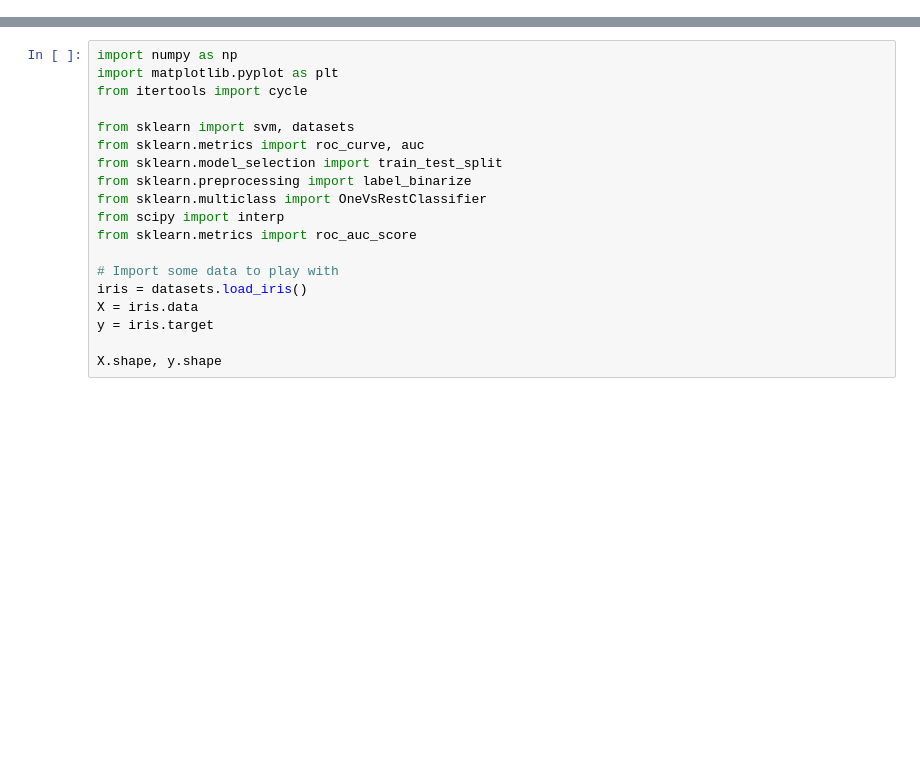
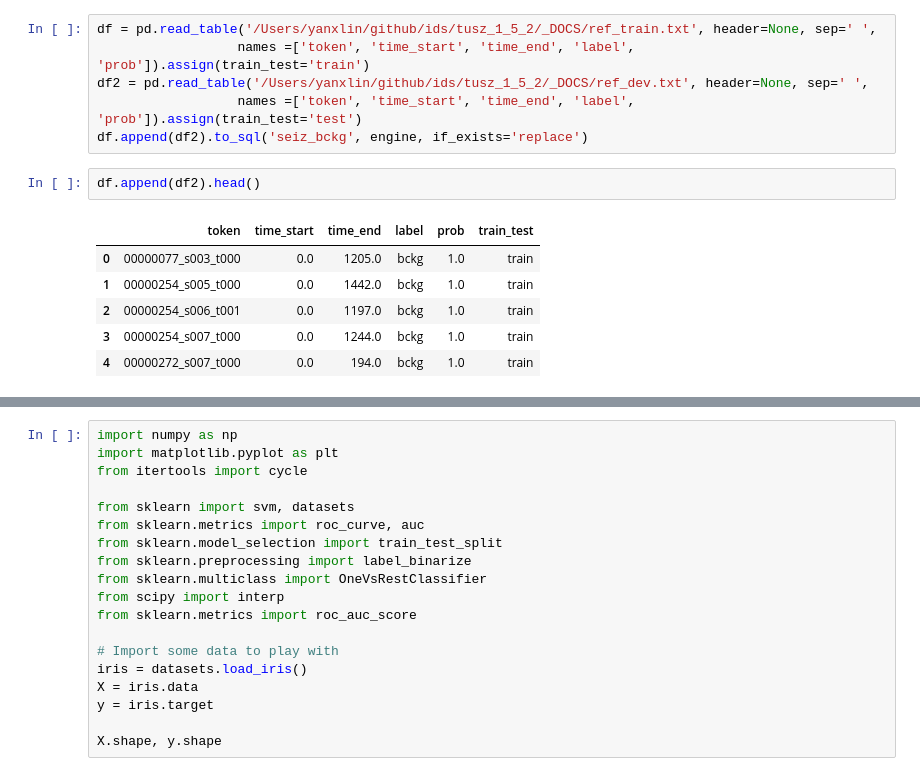
Before and after one commit to ylin00/seizurecast, a Jupyter notebook: notebooks/practice.ipynb, the cells around one changed output, grey strips where cells are left out. Saved outputs shown, nothing was run; the diff lists cells and outputs as text; blank space fills up the shorter version.

```diff
--- a/notebooks/practice.ipynb
+++ b/notebooks/practice.ipynb
@@ -0,0 +35,15 @@
+# %%
+df = pd.read_table('/Users/yanxlin/github/ids/tusz_1_5_2/_DOCS/ref_train.txt', header=None, sep=' ',
+                  names =['token', 'time_start', 'time_end', 'label', 'prob']).assign(train_test='train')
+df2 = pd.read_table('/Users/yanxlin/github/ids/tusz_1_5_2/_DOCS/ref_dev.txt', header=None, sep=' ',
+                  names =['token', 'time_start', 'time_end', 'label', 'prob']).assign(train_test='test')
+df.append(df2).to_sql('seiz_bckg', engine, if_exists='replace')
+# %%
+df.append(df2).head()
+# %% [output]
+|  | token | time_start | time_end | label | prob | train_test |
+| 0 | 00000077_s003_t000 | 0.0 | 1205.0 | bckg | 1.0 | train |
+| 1 | 00000254_s005_t000 | 0.0 | 1442.0 | bckg | 1.0 | train |
+| 2 | 00000254_s006_t001 | 0.0 | 1197.0 | bckg | 1.0 | train |
+| 3 | 00000254_s007_t000 | 0.0 | 1244.0 | bckg | 1.0 | train |
+| 4 | 00000272_s007_t000 | 0.0 | 194.0 | bckg | 1.0 | train |
```
Also changed, not shown: parts of 11 cells of this notebook, 2 other files.
